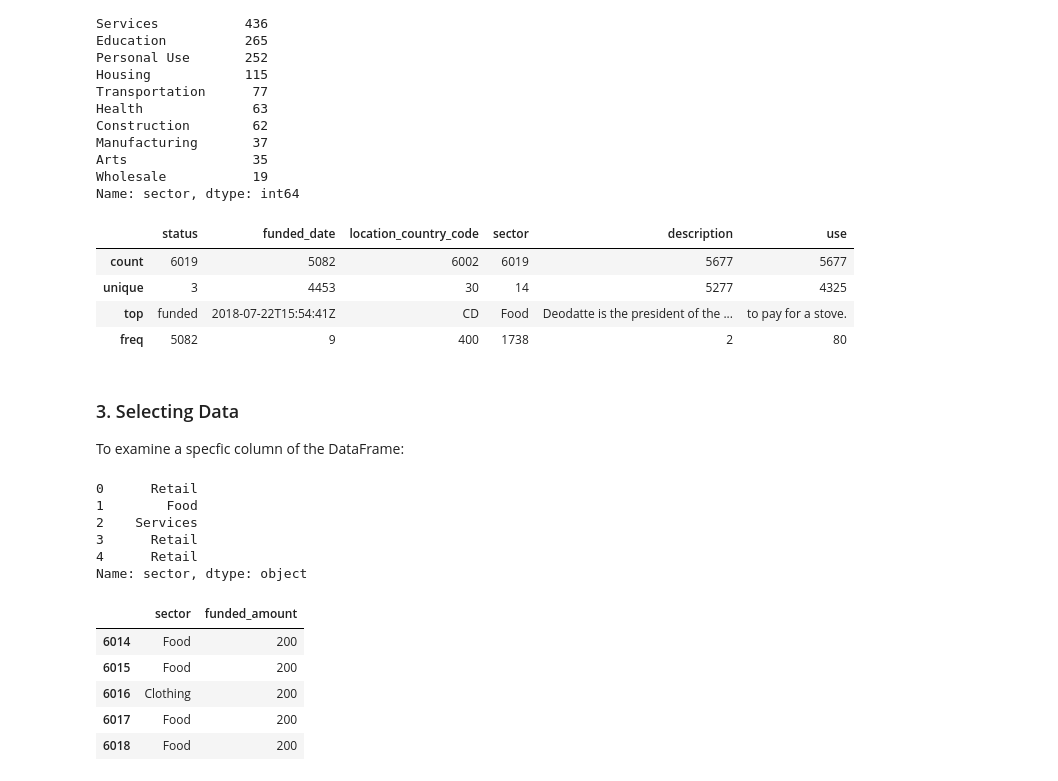
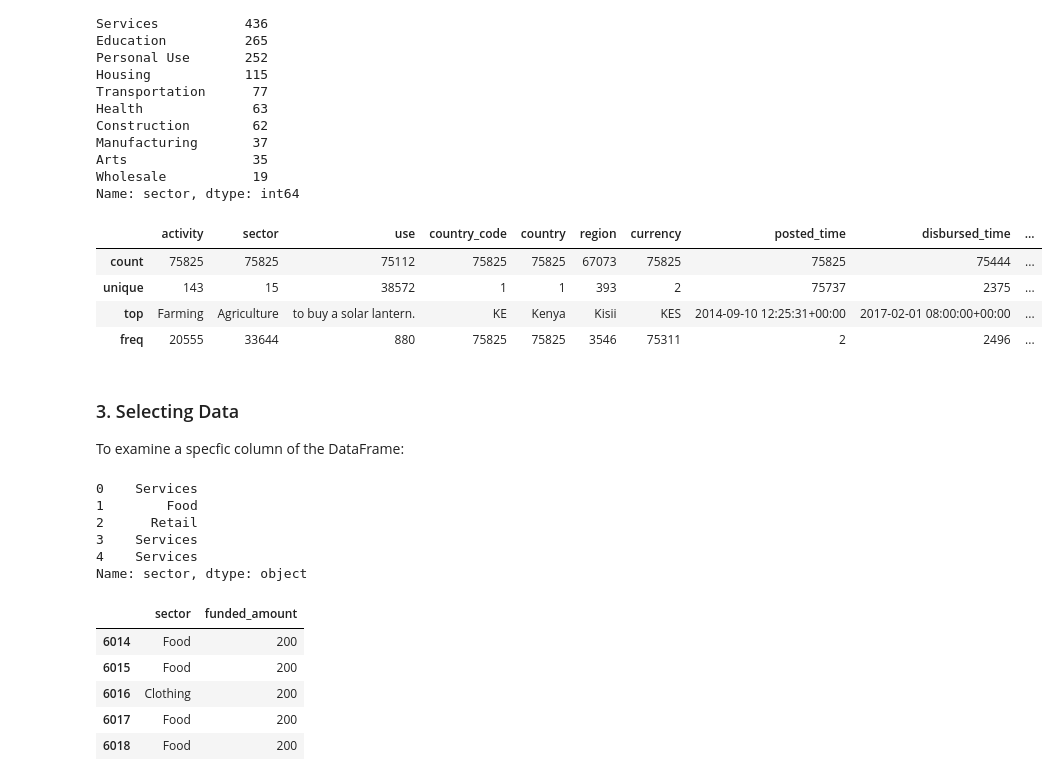
Before and after one commit to clrmuthoni/DataScience1, a Jupyter notebook: Module_1_introduction/1_2 intro_to_pandas.ipynb, the cells around one changed output. Saved outputs shown, nothing was run; the diff lists cells and outputs as text; code cells hidden in the pictures.

```diff
--- a/Module_1_introduction/1_2 intro_to_pandas.ipynb
+++ b/Module_1_introduction/1_2 intro_to_pandas.ipynb
@@ -37,0 +36,4 @@ df = pd.read_csv("/home/catherine/Desktop/DS_B/data/loans.csv")
+# %%
+kiva_locations = pd.read_csv("/home/catherine/Desktop/DataScience1/data/Kenya/kiva_ke_locations.csv")
+kiva_loans_ke = pd.read_csv("/home/catherine/Desktop/DataScience1/data/Kenya/kiva_loans_ke.csv")
+kiva_loan_themes = pd.read_csv("/home/catherine/Desktop/DataScience1/data/Kenya/loan_theme_ke.csv")
@@ -112,24 +128,24 @@ Arts                35
 Wholesale           19
 Name: sector, dtype: int64
 # %%
-df.describe(include=["O"])
+kiva_loans_ke.describe(include= ["O"])
 # %% [output]
-|  | status | funded_date | location_country_code | sector | description | use |
-| count | 6019 | 5082 | 6002 | 6019 | 5677 | 5677 |
-| unique | 3 | 4453 | 30 | 14 | 5277 | 4325 |
-| top | funded | 2018-07-22T15:54:41Z | CD | Food | Deodatte is the president of the ... | to pay for a stove. |
-| freq | 5082 | 9 | 400 | 1738 | 2 | 80 |
+|  | activity | sector | use | country_code | country | region | currency | posted_time | disbursed_time | ... |
+| count | 75825 | 75825 | 75112 | 75825 | 75825 | 67073 | 75825 | 75825 | 75444 | ... |
+| unique | 143 | 15 | 38572 | 1 | 1 | 393 | 2 | 75737 | 2375 | ... |
+| top | Farming | Agriculture | to buy a solar lantern. | KE | Kenya | Kisii | KES | 2014-09-10 12:25:31+00:00 | 2017-02-01 08:00:00+00:00 | ... |
+| freq | 20555 | 33644 | 880 | 75825 | 75825 | 3546 | 75311 | 2 | 2496 | ... |
 # %% [markdown]
 ### 3. Selecting Data
 To examine a specfic column of the DataFrame:
 # %%
-df['sector'].head()
+kiva_loans_ke['sector'].head()
 # %% [output]
-0      Retail
+0    Services
 1        Food
-2    Services
-3      Retail
-4      Retail
+2      Retail
+3    Services
+4    Services
 Name: sector, dtype: object
 # %%
 df[['sector','funded_amount']].tail()
```
Also changed, not shown: parts of 12 cells of this notebook, 2 other files.
